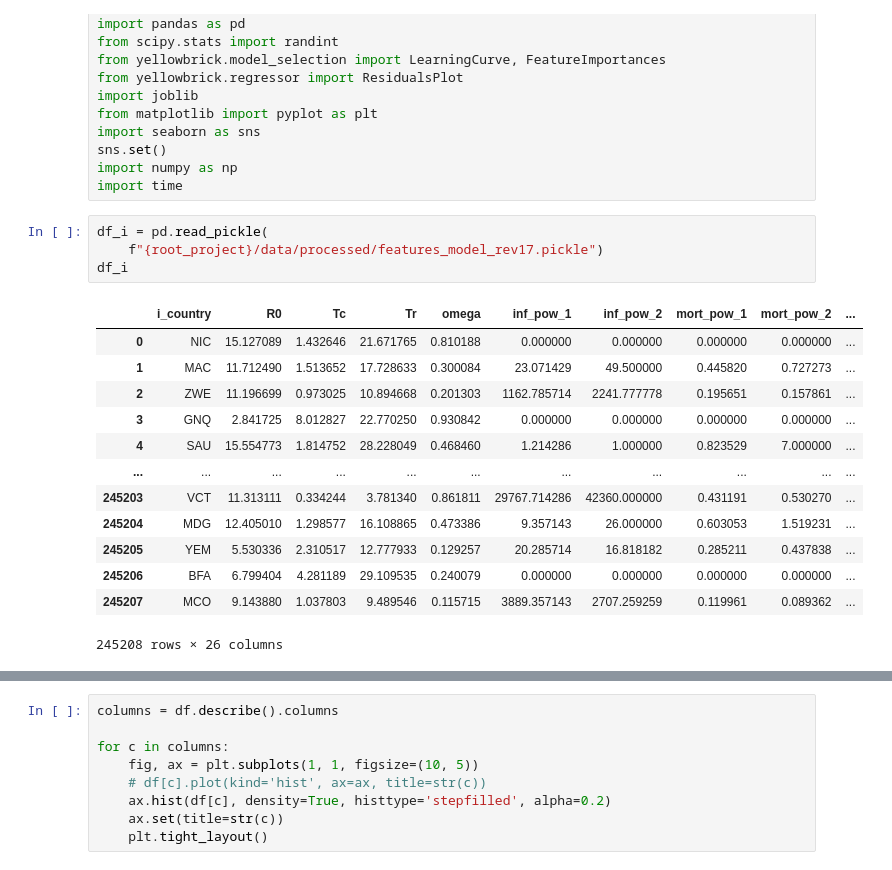
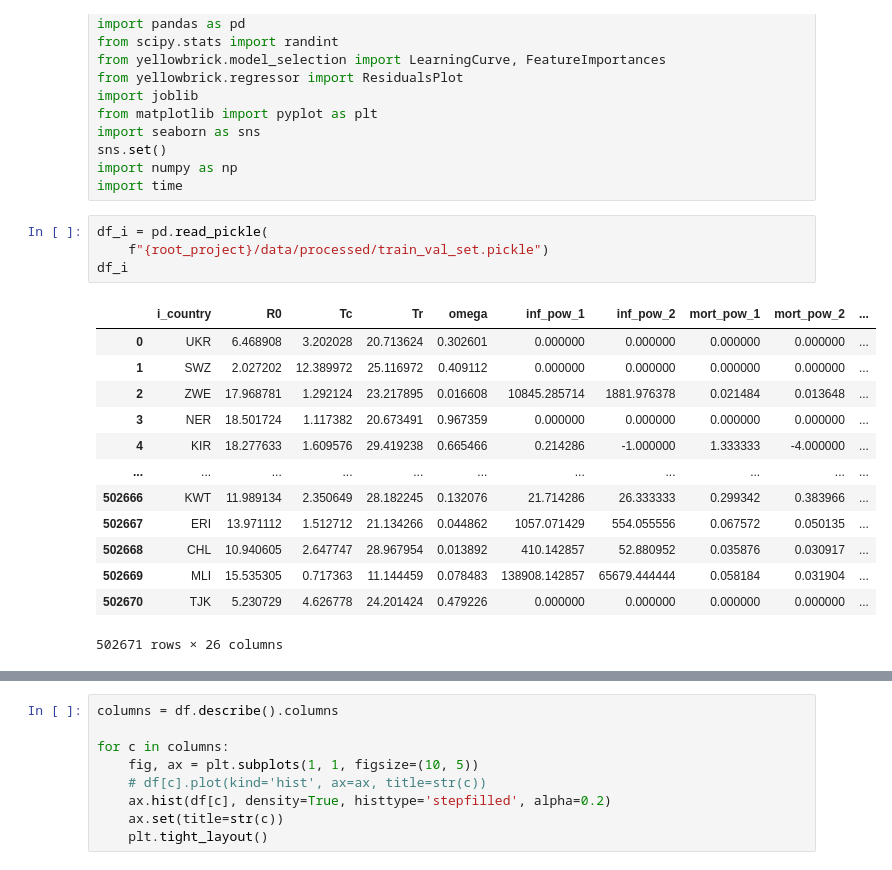
Before and after one commit to Albert-GM/TFM, a Jupyter notebook: notebooks/figures_corr_matrix.ipynb, the cells around one changed output, grey strips where cells are left out. Saved outputs shown, nothing was run; the diff lists cells and outputs as text.

```diff
--- a/notebooks/figures_corr_matrix.ipynb
+++ b/notebooks/figures_corr_matrix.ipynb
@@ -24,22 +24,22 @@ import numpy as np
 import time
 # %%
 df_i = pd.read_pickle(
-    f"{root_project}/data/processed/features_model_rev17.pickle")
+    f"{root_project}/data/processed/train_val_set.pickle")
 df_i
 # %% [output]
 |  | i_country | R0 | Tc | Tr | omega | inf_pow_1 | inf_pow_2 | mort_pow_1 | mort_pow_2 | ... |
-| 0 | NIC | 15.127089 | 1.432646 | 21.671765 | 0.810188 | 0.000000 | 0.000000 | 0.000000 | 0.000000 | ... |
-| 1 | MAC | 11.712490 | 1.513652 | 17.728633 | 0.300084 | 23.071429 | 49.500000 | 0.445820 | 0.727273 | ... |
-| 2 | ZWE | 11.196699 | 0.973025 | 10.894668 | 0.201303 | 1162.785714 | 2241.777778 | 0.195651 | 0.157861 | ... |
-| 3 | GNQ | 2.841725 | 8.012827 | 22.770250 | 0.930842 | 0.000000 | 0.000000 | 0.000000 | 0.000000 | ... |
-| 4 | SAU | 15.554773 | 1.814752 | 28.228049 | 0.468460 | 1.214286 | 1.000000 | 0.823529 | 7.000000 | ... |
+| 0 | UKR | 6.468908 | 3.202028 | 20.713624 | 0.302601 | 0.000000 | 0.000000 | 0.000000 | 0.000000 | ... |
+| 1 | SWZ | 2.027202 | 12.389972 | 25.116972 | 0.409112 | 0.000000 | 0.000000 | 0.000000 | 0.000000 | ... |
+| 2 | ZWE | 17.968781 | 1.292124 | 23.217895 | 0.016608 | 10845.285714 | 1881.976378 | 0.021484 | 0.013648 | ... |
+| 3 | NER | 18.501724 | 1.117382 | 20.673491 | 0.967359 | 0.000000 | 0.000000 | 0.000000 | 0.000000 | ... |
+| 4 | KIR | 18.277633 | 1.609576 | 29.419238 | 0.665466 | 0.214286 | -1.000000 | 1.333333 | -4.000000 | ... |
 | ... | ... | ... | ... | ... | ... | ... | ... | ... | ... | ... |
-| 245203 | VCT | 11.313111 | 0.334244 | 3.781340 | 0.861811 | 29767.714286 | 42360.000000 | 0.431191 | 0.530270 | ... |
-| 245204 | MDG | 12.405010 | 1.298577 | 16.108865 | 0.473386 | 9.357143 | 26.000000 | 0.603053 | 1.519231 | ... |
-| 245205 | YEM | 5.530336 | 2.310517 | 12.777933 | 0.129257 | 20.285714 | 16.818182 | 0.285211 | 0.437838 | ... |
-| 245206 | BFA | 6.799404 | 4.281189 | 29.109535 | 0.240079 | 0.000000 | 0.000000 | 0.000000 | 0.000000 | ... |
-| 245207 | MCO | 9.143880 | 1.037803 | 9.489546 | 0.115715 | 3889.357143 | 2707.259259 | 0.119961 | 0.089362 | ... |
+| 502666 | KWT | 11.989134 | 2.350649 | 28.182245 | 0.132076 | 21.714286 | 26.333333 | 0.299342 | 0.383966 | ... |
+| 502667 | ERI | 13.971112 | 1.512712 | 21.134266 | 0.044862 | 1057.071429 | 554.055556 | 0.067572 | 0.050135 | ... |
+| 502668 | CHL | 10.940605 | 2.647747 | 28.967954 | 0.013892 | 410.142857 | 52.880952 | 0.035876 | 0.030917 | ... |
+| 502669 | MLI | 15.535305 | 0.717363 | 11.144459 | 0.078483 | 138908.142857 | 65679.444444 | 0.058184 | 0.031904 | ... |
+| 502670 | TJK | 5.230729 | 4.626778 | 24.201424 | 0.479226 | 0.000000 | 0.000000 | 0.000000 | 0.000000 | ... |
-245208 rows × 26 columns
+502671 rows × 26 columns
 # %%
 df = df_i.sample(200000, random_state=42)
 df.reset_index(inplace=True)
```
Also changed, not shown: parts of 4 cells of this notebook, 11 other files.
